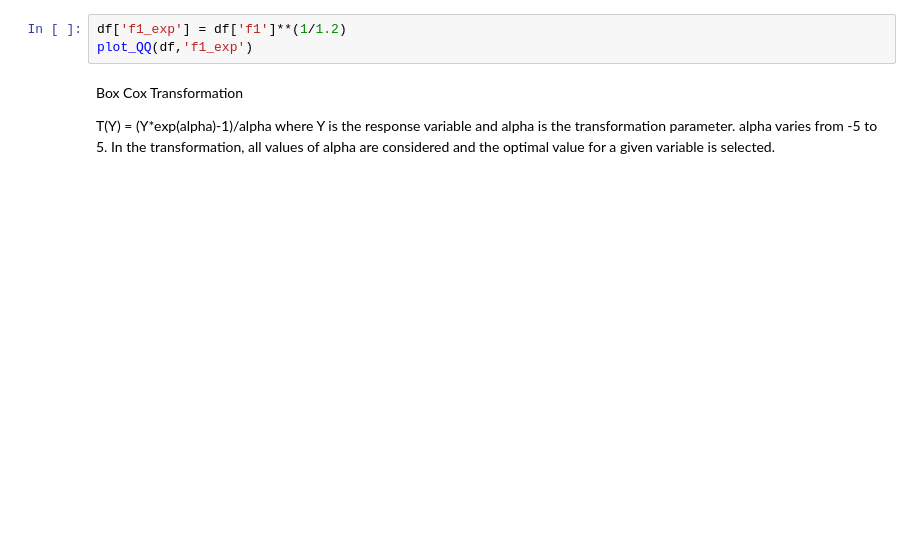
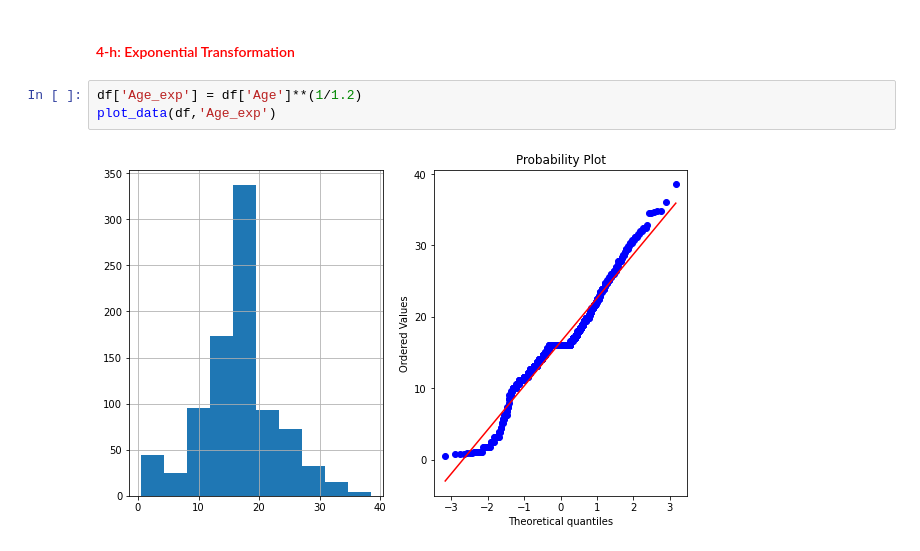
Before and after one commit to jey-kim/study, a Jupyter notebook: feature_engineering/Feature_Transformation.ipynb, the cells around one changed output. Drawn from its saved outputs; the diff is of its cells as text; blank space fills up the shorter version.

```diff
--- a/feature_engineering/Feature_Transformation.ipynb
+++ b/feature_engineering/Feature_Transformation.ipynb
@@ -131,10 +318,7 @@ plot_QQ(df,'f1_sqrt')
+# %% [markdown]
+#### <font color=red>4-h: Exponential Transformation </font>
 # %%
-df['f1_exp'] = df['f1']**(1/1.2)
-plot_QQ(df,'f1_exp')
+df['Age_exp'] = df['Age']**(1/1.2)
+plot_data(df,'Age_exp')
+# %% [output]
+[figure, added]
-# %% [markdown]
-Box Cox Transformation
-
-
-T(Y) = (Y*exp(alpha)-1)/alpha
-where Y is the response variable and alpha is the transformation parameter. alpha varies from -5 to 5.
-In the transformation, all values of alpha are considered and the optimal value for a given variable is selected.
```
Also changed, not shown: parts of 49 cells of this notebook.
